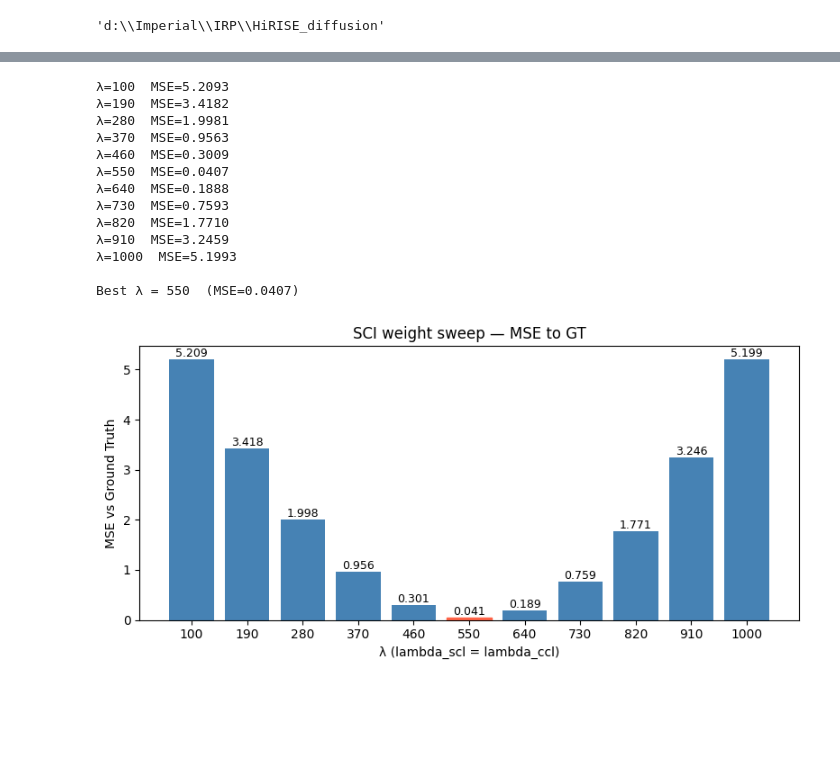
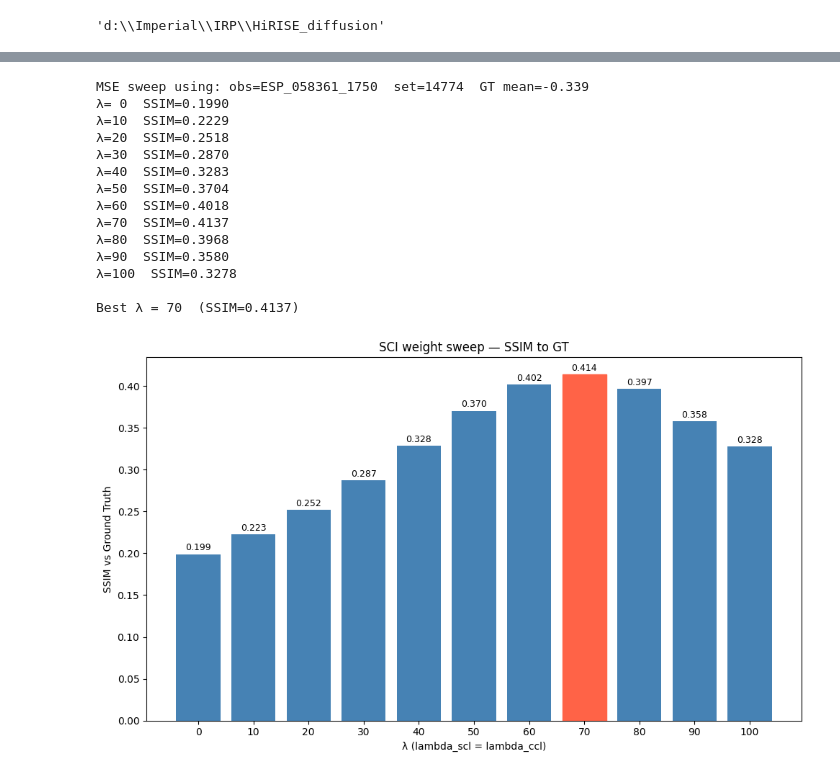
Before and after one commit to EricKing22/HiRISE_diffusion, a Jupyter notebook: interpolate.ipynb, the cells around one changed output, grey strips where cells are left out. Cells and saved outputs as stored; diff of their text form; code cells hidden in the pictures; blank space fills up the shorter version.

Commit message:
Udpate to add reverse normalisation evaluation

```diff
--- a/interpolate.ipynb
+++ b/interpolate.ipynb
@@ -12,7 +12,7 @@ project_root
 dr = pd.read_csv(project_root + '\\data\\files\\data_record_bin12.csv')
 allowed_sets = [19645, 7292, 7293, 14774]  # observations present in data/files/npy_files_b12
 
-dataset = FilteredHiRISEDataset(transform=None, data_record=dr, meta_cols=['Binning', 'TDI'], sweep=False, allowed_sets=allowed_sets)
+dataset = DiffusionDataset(data_record=dr, data_root=project_root + "/data", sweep=False, allowed_sets=allowed_sets)
 
 start_time = time.time()
 print(f"Dataset initialisation time: {time.time() - start_time:.2f} seconds")
@@ -26,5 +21,5 @@ Filtered dataset:
 Dataset initialisation time: 0.00 seconds
 # %%
-sample = dataset[1]
+sample = dataset[2]
 print(sample.keys())
 # %% [output]
@@ -83,6 +75,10 @@ scheduler = DDPMScheduler(
     beta_end   = cfg_model.beta_end,
 ).to(device)
 
-prior_stats = load_prior_stats(os.path.join(project_root, "src/output/prior_red.pt"), device)
-print(f"Prior: mu={prior_stats['mu'].item():.4f}  sigma={prior_stats['sigma'].item():.4f}")
+prior_red_stats = load_prior_stats(os.path.join(project_root, "src/output/prior_red.pt"), device)
+
+prior_ir_stats = load_prior_stats(os.path.join(project_root, "src/output/prior_ir.pt"), device)
+
+print(f"Prior RED: mu={prior_red_stats['mu'].item():.4f}  sigma={prior_red_stats['sigma'].item():.4f}")
+print(f"Prior IR:  mu={prior_ir_stats['mu'].item():.4f}  sigma={prior_ir_stats['sigma'].item():.4f}")
 # %% [output]
@@ -157,7 +217,7 @@ plt.show()
 # %%
 # Run inference for each lambda value with a fixed seed for fair comparison
-lambdas = np.linspace(100, 1000, num=11).astype(np.int32).tolist()  # 7 values from 30 to 100
-# lambdas = [30, 40, 50, 60, 70, 80, 90, 100]  # --- IGNORE ---
+
+lambdas = [a for a in range(0, 110, 10)]  # [0, 10, 20, ..., 100]
 sci_predictions = {}
 SEED = 42
 
@@ -167,7 +227,7 @@ for lam in lambdas:
     cfg = InferenceConfig(lambda_scl=float(lam), lambda_ccl=float(lam))
     with torch.no_grad():
         pred = sample(model, scheduler, ir_tensor, direction=0,
-                      prior_stats=prior_stats, cfg_inf=cfg, device=device)
+                      prior_stats=prior_red_stats, cfg_inf=cfg, device=device)
     sci_predictions[lam] = pred.squeeze().cpu().numpy()
     print(f"λ={lam:2d}  range=[{sci_predictions[lam].min():.3f}, {sci_predictions[lam].max():.3f}]  mean={sci_predictions[lam].mean():.3f}")
 # %% [output]
@@ -217,40 +277,52 @@ plt.show()
 # %%
 import numpy as np
 import matplotlib.pyplot as plt
+from eval import _ssim_safe
 
-gt_t = torch.from_numpy(red_gt)
-mse_scores = {}
+# Always derive GT from diff_sample to avoid stale-variable bugs
+red_gt_sweep = diff_sample["red"].squeeze().cpu().numpy()
+gt_t = torch.from_numpy(red_gt_sweep)
+print(f"MSE sweep using: obs={diff_sample['obs_id']}  set={diff_sample['set_name']}  GT mean={red_gt_sweep.mean():.3f}")
+
+# Reverse normalization
+norm_stats = diff_sample["norm_stats"]
+gt_t = (gt_t + norm_stats[2:3, None, None]) * norm_stats[1:2, None, None] + norm_stats[:1, None, None]
+
+ssim_scores = {}
 for lam in lambdas:
     pred_t = torch.from_numpy(sci_predictions[lam])
-    mse_scores[lam] = torch.nn.functional.mse_loss(pred_t, gt_t).item()
-    print(f"λ={lam:2d}  MSE={mse_scores[lam]:.4f}")
+    pred_t = (pred_t + norm_stats[2:3, None, None]) * norm_stats[1:2, None, None] + norm_stats[:1, None, None]
+    dr = (pred_t.max() - pred_t.min()).clamp(min=0.01).item()
+    ssim_scores[lam] = _ssim_safe(pred_t.squeeze().cpu().numpy(), gt_t.squeeze().cpu().numpy())
+    print(f"λ={lam:2d}  SSIM={ssim_scores[lam]:.4f}")
 
-best_lam = min(mse_scores, key=mse_scores.get)
-print(f"\nBest λ = {best_lam}  (MSE={mse_scores[best_lam]:.4f})")
+best_lam = max(ssim_scores, key=ssim_scores.get)
+print(f"\nBest λ = {best_lam}  (SSIM={ssim_scores[best_lam]:.4f})")
 
-fig, ax = plt.subplots(figsize=(8, 4))
-bars = ax.bar([str(l) for l in lambdas], list(mse_scores.values()), color="steelblue")
+fig, ax = plt.subplots(figsize=(10, 6))
+bars = ax.bar([str(l) for l in lambdas], list(ssim_scores.values()), color="steelblue")
 bars[lambdas.index(best_lam)].set_color("tomato")
 ax.set_xlabel("λ (lambda_scl = lambda_ccl)")
-ax.set_ylabel("MSE vs Ground Truth")
-ax.set_title("SCI weight sweep — MSE to GT")
-for bar, val in zip(bars, mse_scores.values()):
+ax.set_ylabel("SSIM vs Ground Truth")
+ax.set_title("SCI weight sweep — SSIM to GT")
+for bar, val in zip(bars, ssim_scores.values()):
     ax.text(bar.get_x() + bar.get_width() / 2, bar.get_height() + 0.002,
             f"{val:.3f}", ha="center", va="bottom", fontsize=9)
 plt.tight_layout()
 plt.show()
 # %% [output]
-λ=100  MSE=5.2093
-λ=190  MSE=3.4182
-λ=280  MSE=1.9981
-λ=370  MSE=0.9563
-λ=460  MSE=0.3009
-λ=550  MSE=0.0407
-λ=640  MSE=0.1888
-λ=730  MSE=0.7593
-λ=820  MSE=1.7710
-λ=910  MSE=3.2459
-λ=1000  MSE=5.1993
+MSE sweep using: obs=ESP_058361_1750  set=14774  GT mean=-0.339
+λ= 0  SSIM=0.1990
+λ=10  SSIM=0.2229
+λ=20  SSIM=0.2518
+λ=30  SSIM=0.2870
+λ=40  SSIM=0.3283
+λ=50  SSIM=0.3704
+λ=60  SSIM=0.4018
+λ=70  SSIM=0.4137
+λ=80  SSIM=0.3968
+λ=90  SSIM=0.3580
+λ=100  SSIM=0.3278
 
-Best λ = 550  (MSE=0.0407)
+Best λ = 70  (SSIM=0.4137)
-[figure, old version]
+[figure, new version]
```
Also changed, not shown: parts of 11 cells of this notebook, 9 other files.
